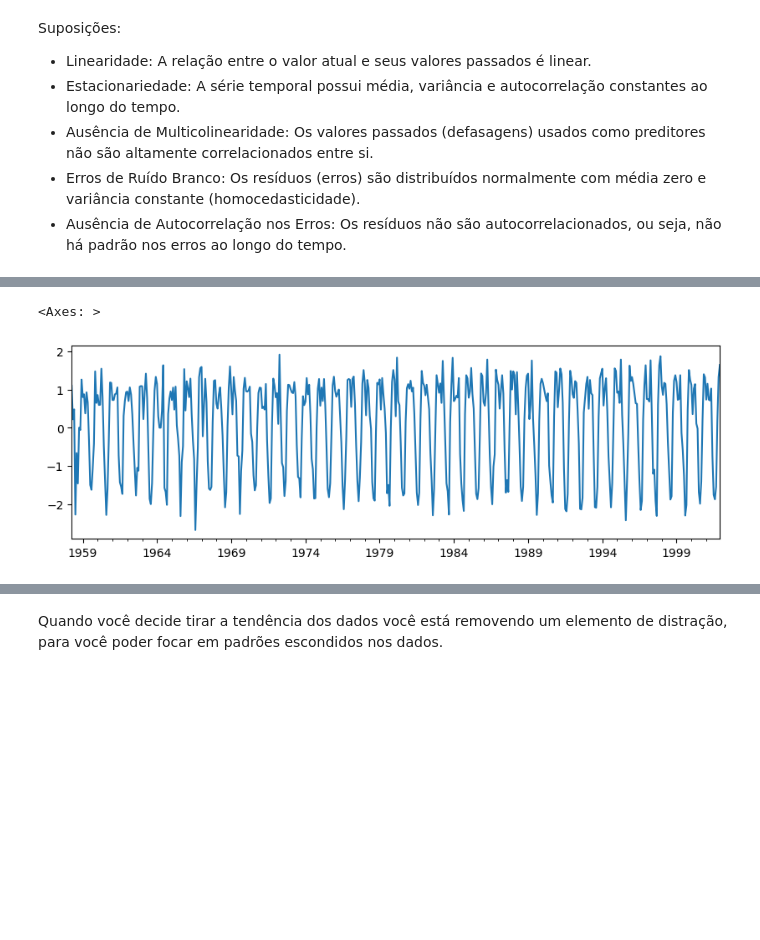
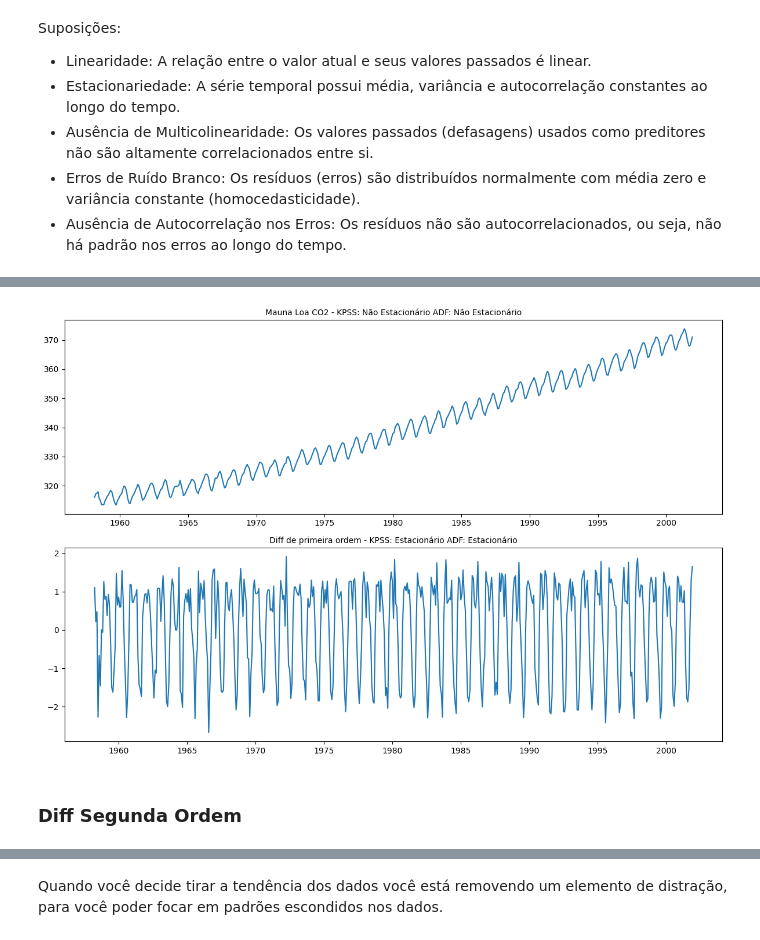
Before and after one commit to danielrferreira/classes, a Jupyter notebook: ASN/Séries Temporais/preparacao/Aula 4.ipynb, the cells around one changed output, grey strips where cells are left out. Drawn from its saved outputs; the diff is of its cells as text; code cells hidden in the pictures; blank space fills up the shorter version.

```diff
--- a/ASN/Séries Temporais/preparacao/Aula 4.ipynb
+++ b/ASN/Séries Temporais/preparacao/Aula 4.ipynb
@@ -138,7 +138,7 @@ Suposições:
 # %%
 from statsmodels.tsa.stattools import adfuller, kpss
 
-def check_stationarity(s):
+def teste_estacionariedade(s):
     kps = kpss(s)
     adf = adfuller(s)
 
@@ -150,3 +150,13 @@ def check_stationarity(s):
     if kpss_pv < 0.05:
         kpssh = 'Não Estacionário'
     return (kpssh, adfh)
+
+def mostra_series_com_testes(series, n_rows, n_cols,figsize=(12, 8)):
+    fig, axes = plt.subplots(nrows=n_rows, ncols=n_cols, figsize=figsize)
+    axes = axes.flatten()
+    for i,s in enumerate(series):
+        ax = axes[i]
+        ax.plot(s)
+        ax.set_title(f'{s.name} - KPSS: {teste_estacionariedade(s)[0]} ADF: {teste_estacionariedade(s)[1]}', fontsize=10)
+    plt.tight_layout()
+    plt.show()
@@ -172,3 +177,4 @@ plt.show()
 # %%
-serie = co2_s
-primeira_ordem = serie.diff().dropna()
+serie_original = co2_s
+primeira_ordem = serie_original.diff().dropna()
+primeira_ordem
@@ -175,5 +194,8 @@ primeira_ordem = serie.diff().dropna()
-# %%
-primeira_ordem.plot()
-# %% [output]
-<Axes: >
-[figure, removed]
+# %%
+primeira_ordem = pd.Series(primeira_ordem, name = 'Diff de primeira ordem')
+series = [serie_original, primeira_ordem]
+mostra_series_com_testes(series,2,1)
+# %% [output]
+[figure, added]
+# %% [markdown]
+### Diff Segunda Ordem
```
Also changed, not shown: parts of 15 cells of this notebook.
